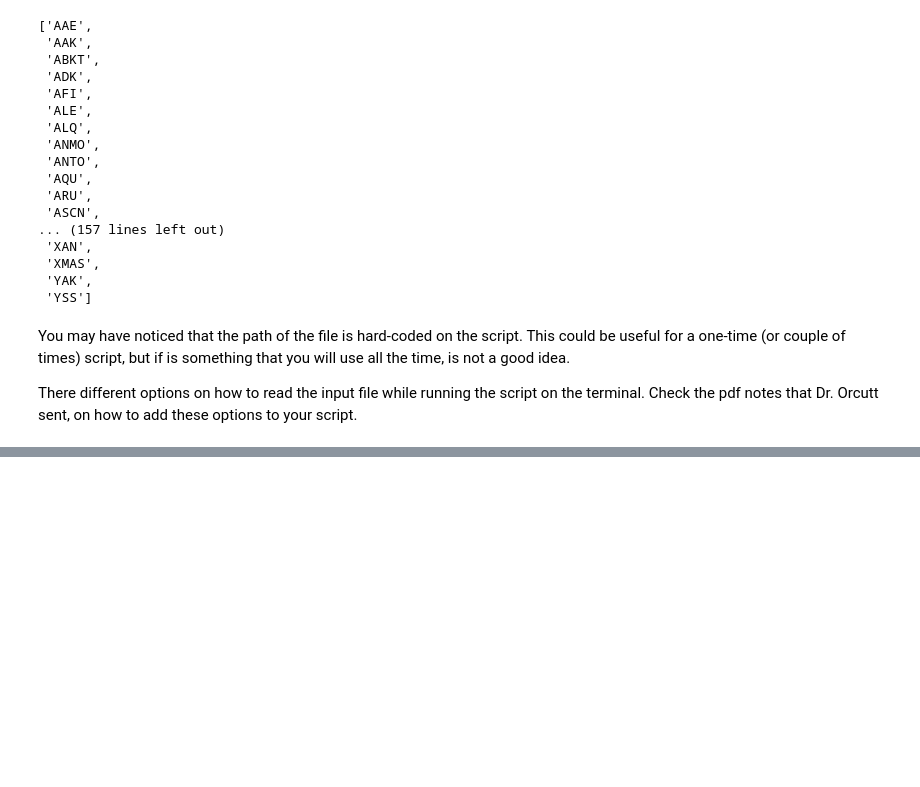
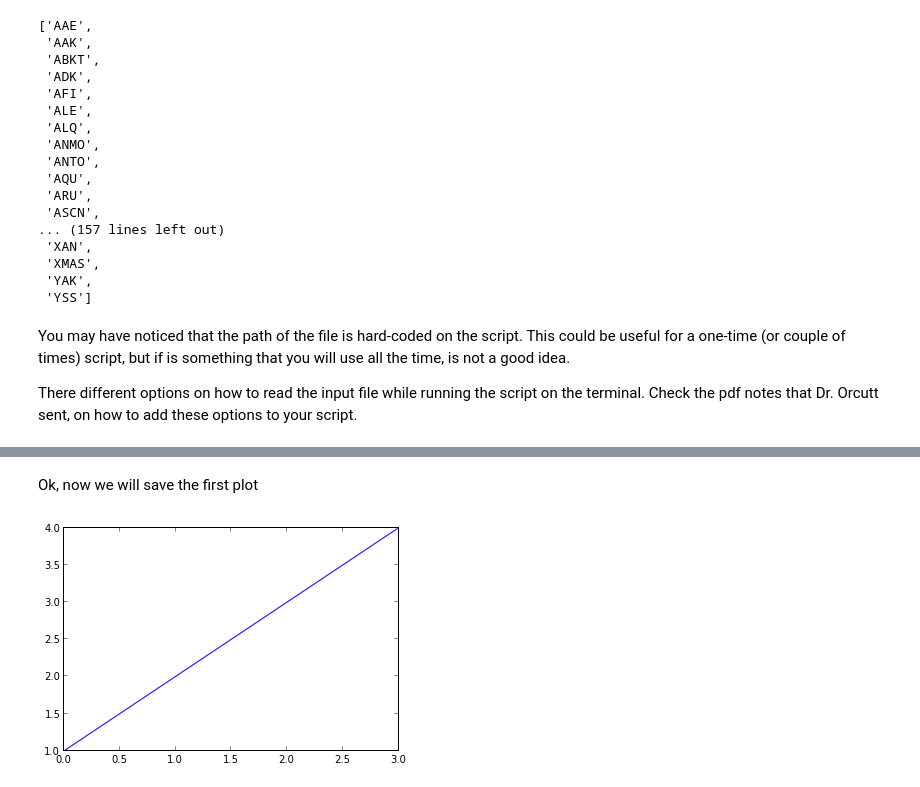
Before and after one commit to juanu/SIO233_Notes, a Jupyter notebook: IntroPython_Week2.ipynb, the cells around one changed output, grey strips where cells are left out. Drawn from its saved outputs; the diff is of its cells as text; code cells hidden in the pictures; blank space fills up the shorter version.

```diff
--- a/IntroPython_Week2.ipynb
+++ b/IntroPython_Week2.ipynb
@@ -506,0 +534,7 @@ There different options on how to read the input file while running the script o
+# %% [markdown]
+ Ok, now we will save the first plot
+# %%
+plt.plot([1,2,3,4]) # Makes a plot
+plt.savefig("FirstPlot.png") # And save the plot
+# %% [output]
+[figure, added]
```
Also changed, not shown: parts of 24 cells of this notebook.
